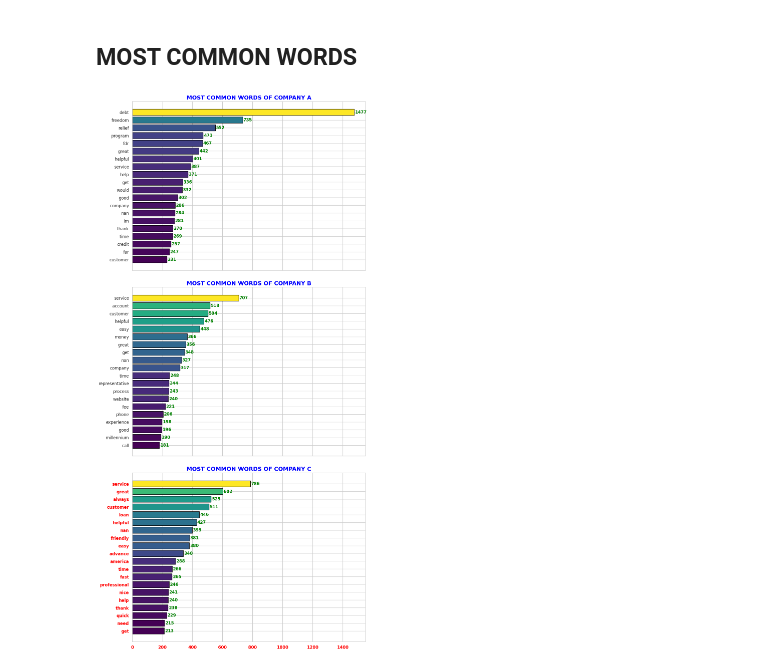
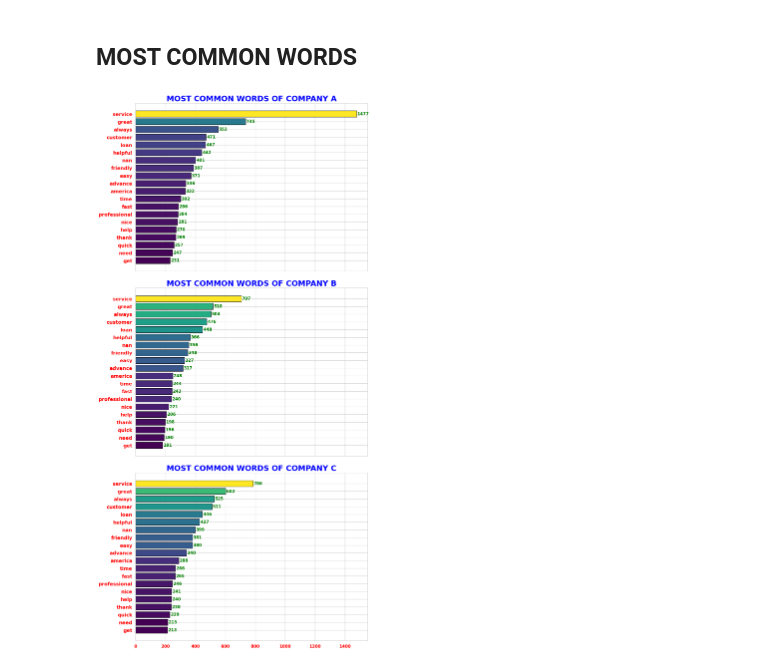
Before and after one commit to arifaygun/CustomerEye, a Jupyter notebook: Company_Reviews(Master2).ipynb, the cells around one changed output. Drawn from its saved outputs; the diff is of its cells as text; code cells hidden in the pictures.

```diff
--- a/Company_Reviews(Master2).ipynb
+++ b/Company_Reviews(Master2).ipynb
@@ -281,38 +281,42 @@ def calculate_display_and_chart_word_counts(data, title, ax, top_n=20):
     for bar, count in zip(bars, top_word_counts):
         ax.text(bar.get_width() + 5, bar.get_y() + bar_width / 2, str(count),
                 va='center', fontsize=12, fontweight='bold', color='green')
 
     # Set axis labels and invert the y-axis for better readability
     ax.invert_yaxis()
 
     # Add a title with specified properties
-    ax.set_title(f'MOST COMMON WORDS OF {title}', fontsize=16, fontweight='bold', color='blue')
+    ax.set_title(f'MOST COMMON WORDS OF {title}', fontsize=22, fontweight='bold', color='blue')
 
     # Customize xticks and yticks
     ax.tick_params(axis='both', which='major', labelsize=12, color='red', width=4, length=6)
     ax.xaxis.label.set_size(12)
     ax.yaxis.label.set_size(12)
 
 # Create subplots for the three DataFrames in a single column with three rows, add more gap between subplots
 fig, axs = plt.subplots(3, 1, figsize=(12, 28), sharex=True, gridspec_kw={'hspace': 0.1})
 
 # Apply the function to your DataFrames with subplots
 calculate_display_and_chart_word_counts(df1['Cleaned_Reviews'], 'COMPANY A', axs[0])
 calculate_display_and_chart_word_counts(df2['Cleaned_Reviews'], 'COMPANY B', axs[1])
 calculate_display_and_chart_word_counts(df3['Cleaned_Reviews'], 'COMPANY C', axs[2])
 
-# Customize xticks and yticks for all subplots
+# Set yticks and format for all subplots to ensure consistency
+yticks = axs[2].get_yticks()
+yticklabels = axs[2].get_yticklabels()
 for ax in axs:
-    ax.tick_params(axis='both', which='major', labelsize=12, color='red', width=2, length=6)
-    ax.xaxis.label.set_size(12)
-    ax.yaxis.label.set_size(12)
+    ax.set_yticks(yticks)
+    ax.set_yticklabels(yticklabels, fontsize=14, color='red', weight='bold')
 
-# Customize xticks and yticks for the entire figure
+# Customize xticks for all subplots
+for ax in axs:
+    ax.tick_params(axis='x', which='major', labelsize=12, color='red', width=4, length=6)
+
+# Customize xticks for the entire figure
 plt.xticks(fontsize=12, color='red', weight='bold')
-plt.yticks(fontsize=12, color='red', weight='bold')
 
 # Show the subplots
 plt.tight_layout()
 plt.show()
 # %% [output]
-[figure, old version]
+[figure, new version]
```
